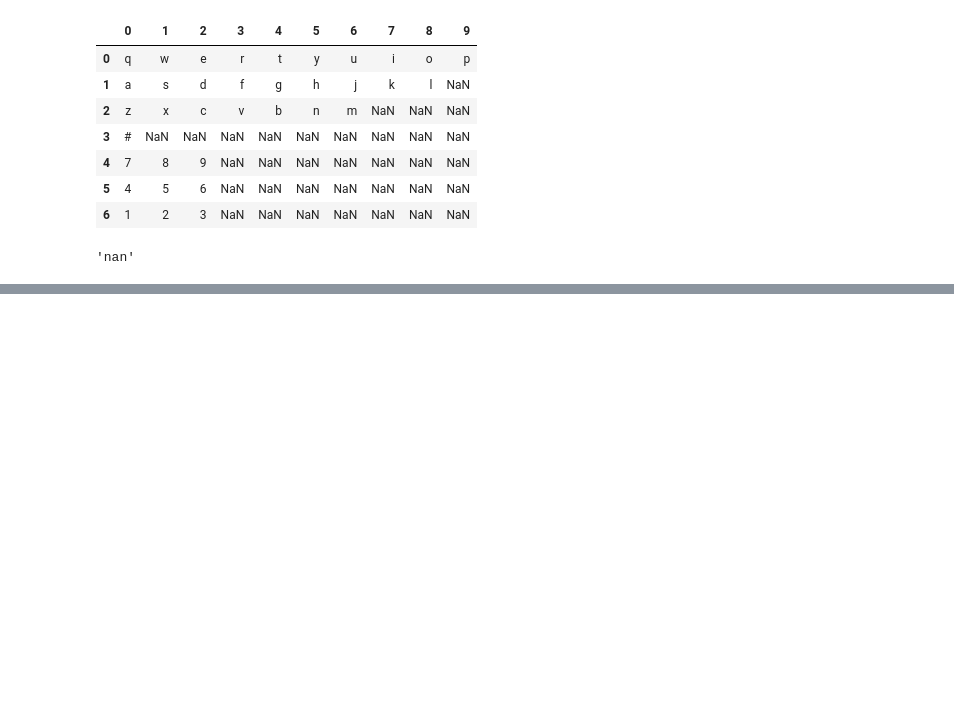
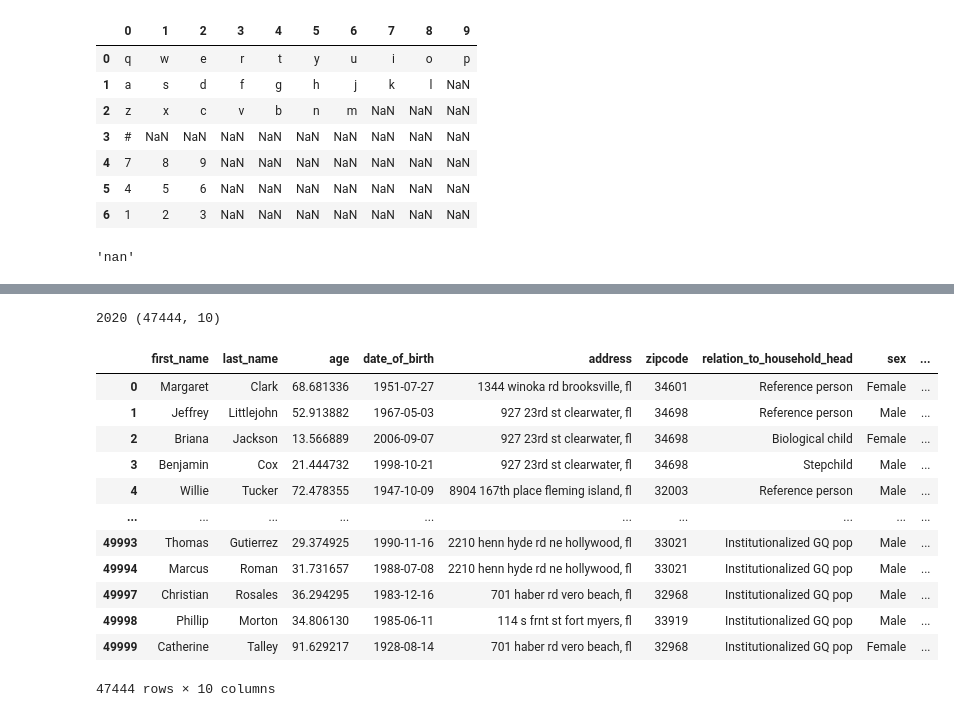
Before and after one commit to ihmeuw/vivarium_research_prl, a Jupyter notebook: noise/2022_11_30a_test_noise_functions.ipynb, the cells around one changed output, grey strips where cells are left out. Cells and saved outputs as stored; diff of their text form; code cells hidden in the pictures; blank space fills up the shorter version.

```diff
--- a/noise/2022_11_30a_test_noise_functions.ipynb
+++ b/noise/2022_11_30a_test_noise_functions.ipynb
@@ -235,0 +227,25 @@ corruption.keyboard_corrupt(
+# %%
+# Keys exist for years 2020, 2030, 2040
+years = [2020]
+census = {year: pd.read_hdf(decennial_census_path, f'year_{year}') for year in years}
+
+for year in years:
+    print(year, census[year].shape)
+# %% [output]
+2020 (47444, 10)
+# %%
+census[2020]
+# %% [output]
+|  | first_name | last_name | age | date_of_birth | address | zipcode | relation_to_household_head | sex | ... |
+| 0 | Margaret | Clark | 68.681336 | 1951-07-27 | 1344 winoka rd brooksville, fl | 34601 | Reference person | Female | ... |
+| 1 | Jeffrey | Littlejohn | 52.913882 | 1967-05-03 | 927 23rd st clearwater, fl | 34698 | Reference person | Male | ... |
+| 2 | Briana | Jackson | 13.566889 | 2006-09-07 | 927 23rd st clearwater, fl | 34698 | Biological child | Female | ... |
+| 3 | Benjamin | Cox | 21.444732 | 1998-10-21 | 927 23rd st clearwater, fl | 34698 | Stepchild | Male | ... |
+| 4 | Willie | Tucker | 72.478355 | 1947-10-09 | 8904 167th place fleming island, fl | 32003 | Reference person | Male | ... |
+| ... | ... | ... | ... | ... | ... | ... | ... | ... | ... |
+| 49993 | Thomas | Gutierrez | 29.374925 | 1990-11-16 | 2210 henn hyde rd ne hollywood, fl | 33021 | Institutionalized GQ pop | Male | ... |
+| 49994 | Marcus | Roman | 31.731657 | 1988-07-08 | 2210 henn hyde rd ne hollywood, fl | 33021 | Institutionalized GQ pop | Male | ... |
+| 49997 | Christian | Rosales | 36.294295 | 1983-12-16 | 701 haber rd vero beach, fl | 32968 | Institutionalized GQ pop | Male | ... |
+| 49998 | Phillip | Morton | 34.806130 | 1985-06-11 | 114 s frnt st fort myers, fl | 33919 | Institutionalized GQ pop | Male | ... |
+| 49999 | Catherine | Talley | 91.629217 | 1928-08-14 | 701 haber rd vero beach, fl | 32968 | Institutionalized GQ pop | Female | ... |
+47444 rows × 10 columns
```
Also changed, not shown: parts of 30 cells of this notebook.
